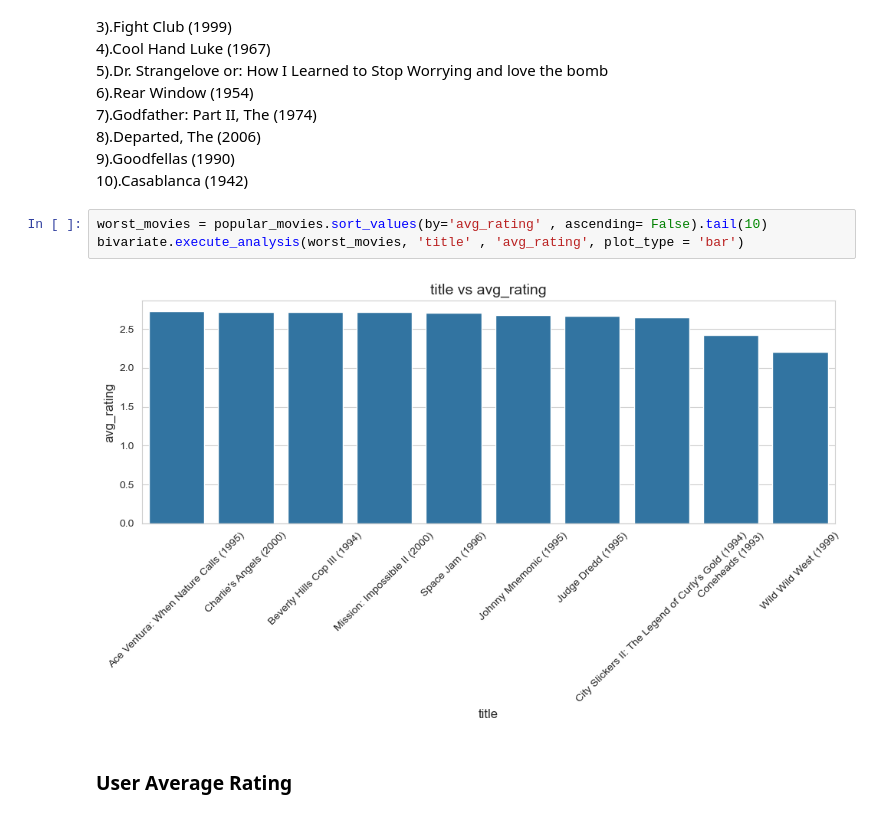
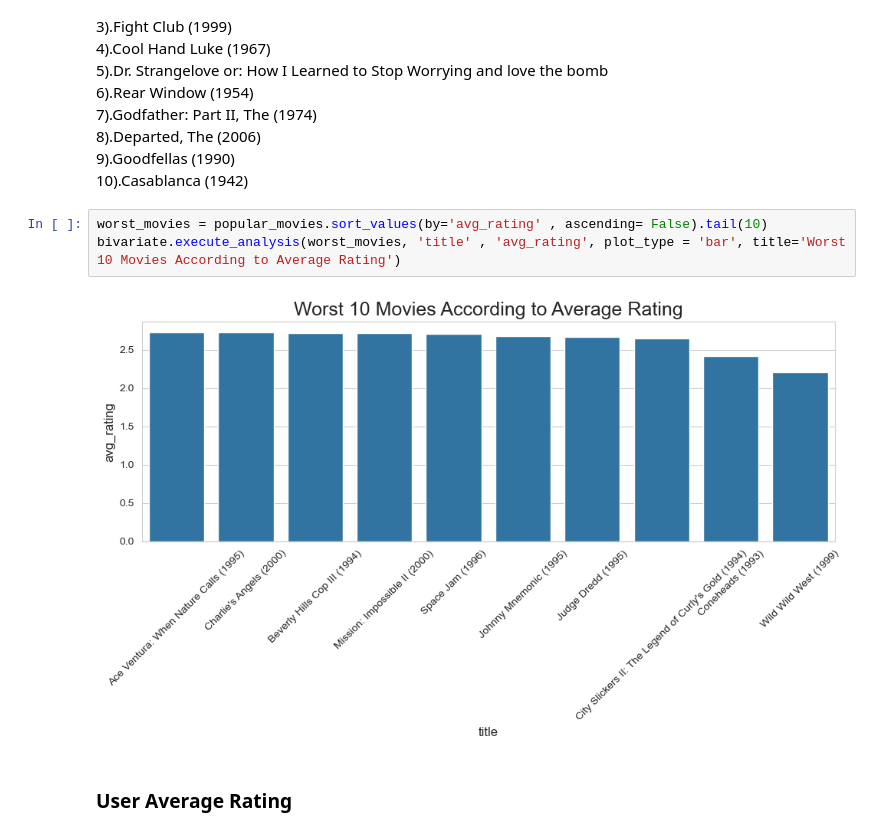
Before and after one commit to Sarvagya1212/FilmFusion, a Jupyter notebook: notebooks/EDA.ipynb, the cells around one changed output. Cells and saved outputs as stored; diff of their text form.

```diff
--- a/notebooks/EDA.ipynb
+++ b/notebooks/EDA.ipynb
@@ -343,9 +338,9 @@ The Above Graph Shows top 10 movies according to there ratings:<br>
 10).Casablanca (1942)
 # %%
 worst_movies = popular_movies.sort_values(by='avg_rating' , ascending= False).tail(10)
-bivariate.execute_analysis(worst_movies, 'title' , 'avg_rating', plot_type = 'bar')
+bivariate.execute_analysis(worst_movies, 'title' , 'avg_rating', plot_type = 'bar', title='Worst 10 Movies According to Average Rating')
 # %% [output]
-[figure, old version]
+[figure, new version]
 # %% [markdown]
 ### User Average Rating
 # %%
```
Also changed, not shown: parts of 36 cells of this notebook, 14 other files.
